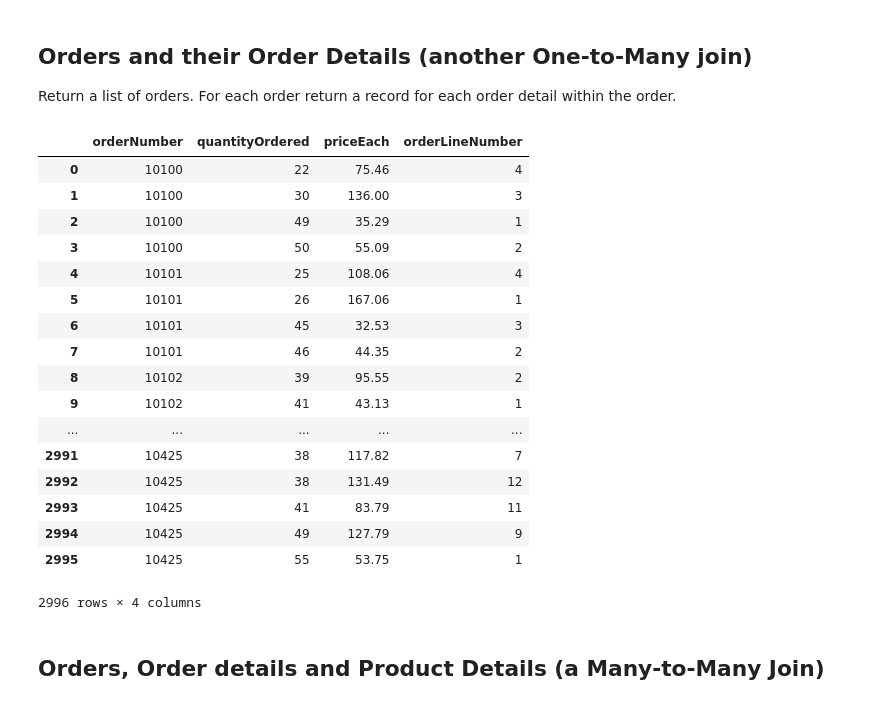
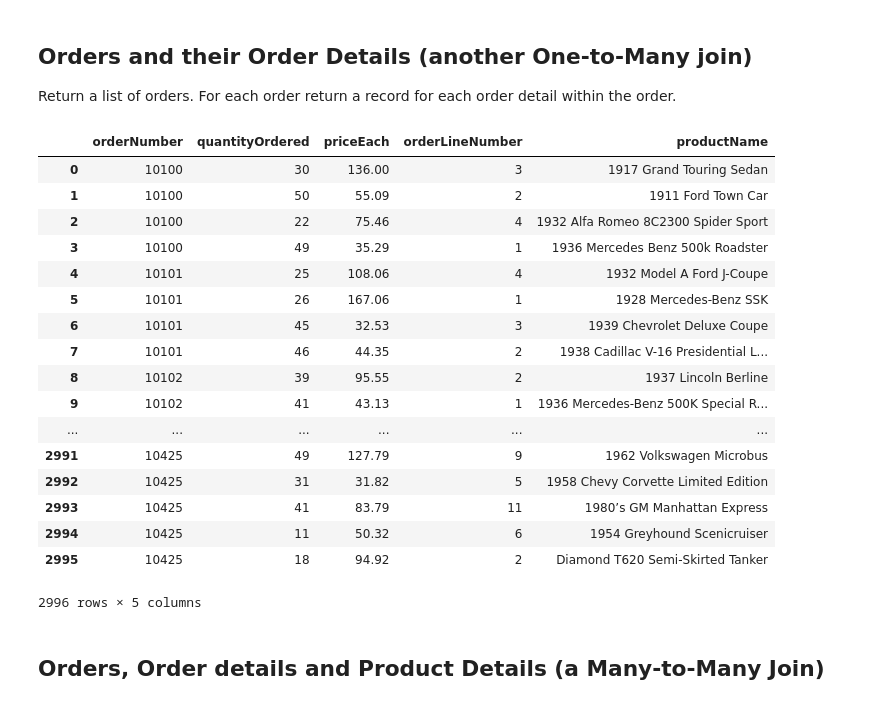
Before and after one commit to elenasm7/dsc-1-05-13-one-to-many-and-many-to-many-joins-lab-nyc-ds-career-012819, a Jupyter notebook: index.ipynb, the cells around one changed output. Saved outputs shown, nothing was run; the diff lists cells and outputs as text; code cells hidden in the pictures.

```diff
--- a/index.ipynb
+++ b/index.ipynb
@@ -90,33 +90,33 @@ Return a list of orders. For each order return a record for each order detail wi
 # %%
 # Your code here
 cur.execute('''
                 SELECT o.orderNumber, od.quantityOrdered, od.priceEach, od.orderLineNumber, p.productName FROM orders o
                 JOIN orderdetails od ON (od.orderNumber = o.orderNumber)
-                JOIN products p ON (od.productCode = p.)
+                JOIN products p ON (od.productCode = p.productCode)
             ''')
 
 df = pd.DataFrame(cur.fetchall())
 df.columns = (i[0] for i in cur.description)
 df
 # %% [output]
-|  | orderNumber | quantityOrdered | priceEach | orderLineNumber |
-| 0 | 10100 | 22 | 75.46 | 4 |
-| 1 | 10100 | 30 | 136.00 | 3 |
-| 2 | 10100 | 49 | 35.29 | 1 |
-| 3 | 10100 | 50 | 55.09 | 2 |
-| 4 | 10101 | 25 | 108.06 | 4 |
-| 5 | 10101 | 26 | 167.06 | 1 |
-| 6 | 10101 | 45 | 32.53 | 3 |
-| 7 | 10101 | 46 | 44.35 | 2 |
-| 8 | 10102 | 39 | 95.55 | 2 |
-| 9 | 10102 | 41 | 43.13 | 1 |
-| ... | ... | ... | ... | ... |
-| 2991 | 10425 | 38 | 117.82 | 7 |
-| 2992 | 10425 | 38 | 131.49 | 12 |
-| 2993 | 10425 | 41 | 83.79 | 11 |
-| 2994 | 10425 | 49 | 127.79 | 9 |
-| 2995 | 10425 | 55 | 53.75 | 1 |
+|  | orderNumber | quantityOrdered | priceEach | orderLineNumber | productName |
+| 0 | 10100 | 30 | 136.00 | 3 | 1917 Grand Touring Sedan |
+| 1 | 10100 | 50 | 55.09 | 2 | 1911 Ford Town Car |
+| 2 | 10100 | 22 | 75.46 | 4 | 1932 Alfa Romeo 8C2300 Spider Sport |
+| 3 | 10100 | 49 | 35.29 | 1 | 1936 Mercedes Benz 500k Roadster |
+| 4 | 10101 | 25 | 108.06 | 4 | 1932 Model A Ford J-Coupe |
+| 5 | 10101 | 26 | 167.06 | 1 | 1928 Mercedes-Benz SSK |
+| 6 | 10101 | 45 | 32.53 | 3 | 1939 Chevrolet Deluxe Coupe |
+| 7 | 10101 | 46 | 44.35 | 2 | 1938 Cadillac V-16 Presidential L... |
+| 8 | 10102 | 39 | 95.55 | 2 | 1937 Lincoln Berline |
+| 9 | 10102 | 41 | 43.13 | 1 | 1936 Mercedes-Benz 500K Special R... |
+| ... | ... | ... | ... | ... | ... |
+| 2991 | 10425 | 49 | 127.79 | 9 | 1962 Volkswagen Microbus |
+| 2992 | 10425 | 31 | 31.82 | 5 | 1958 Chevy Corvette Limited Edition |
+| 2993 | 10425 | 41 | 83.79 | 11 | 1980’s GM Manhattan Express |
+| 2994 | 10425 | 11 | 50.32 | 6 | 1954 Greyhound Scenicruiser |
+| 2995 | 10425 | 18 | 94.92 | 2 | Diamond T620 Semi-Skirted Tanker |
-2996 rows × 4 columns
+2996 rows × 5 columns
 # %% [markdown]
 ## Orders, Order details and Product Details (a Many-to-Many Join)
 # %% [markdown]
```
